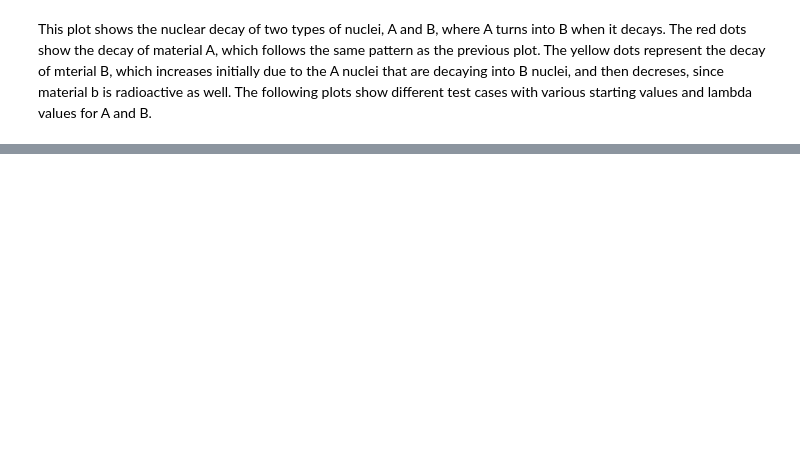
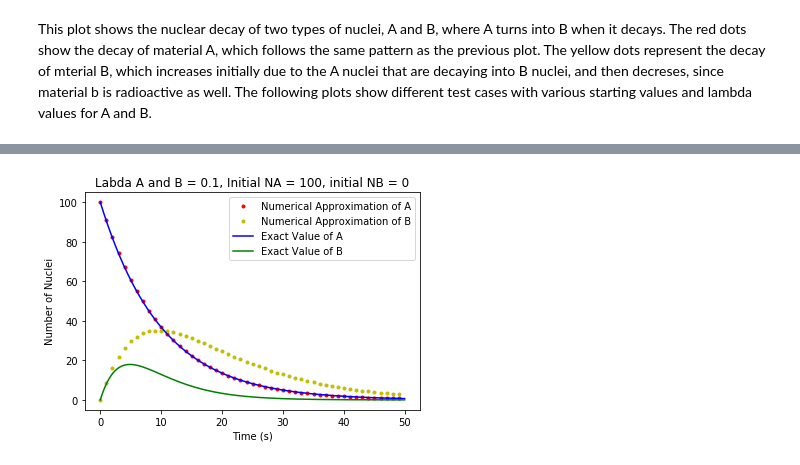
Before and after one commit to aMartin6/Labs, a Jupyter notebook: Lab 3.ipynb, the cells around one changed output, grey strips where cells are left out. Saved outputs shown, nothing was run; the diff lists cells and outputs as text; code cells hidden in the pictures; blank space fills up the shorter version.

```diff
--- a/Lab 3.ipynb
+++ b/Lab 3.ipynb
@@ -107,0 +110,32 @@ def coupledExact(NAi, NBi, rA, rB, time):
+# %%
+# This defines a function of the exact NB values for the decay of population B.
+from numpy import exp
+def coupledExact(NAi, NBi, rA, rB, time):
+    """ Accepts an array of population A at various times, the initial value of the B population,
+    a lambda value for each popualation, and a time array, and returns an array of B population values at each time in the
+    time array.
+    The arguements are the number of A nuclei at the given time, the initial number of B nuclei, the A lambda value,
+    the B lambda value, and the time of decay.
+    The result is the exact final number if B nucei"""
+
+    NB = ((rA*NAi)/(rB-rA))*exp(-rA*time)+(NBi-((rA*NAi)/(rB-rA)))*exp(-rB*time)
+    return NB
+# %%
+# This calucaltes both the approximate and exact number of nuclei for populations A and B
+populationAApprox = populationNumerical(100,0.1,time)
+populationBApprox = coupled(populationAApprox, 0, 0.1, 0.11, time)
+populationAExact = populationExact(100,0.1,time)
+populationBExact = coupledExact(populationAExact, 0, 0.1, 0.11, time)
+
+# This plots all four plots on the same graph
+plot(time,populationAApprox,"r.",markevery = 20, label = "Numerical Approximation of A")
+plot(time,populationBApprox,"y.",markevery = 20, label = "Numerical Approximation of B")
+plot(time,populationAExact,"b", label = "Exact Value of A")
+plot(time,populationBExact,"g", label = "Exact Value of B")
+title("Labda A and B = 0.1, Initial NA = 100, initial NB = 0")
+xlabel("Time (s)")
+ylabel("Number of Nuclei")
+legend(loc = "best")
+show()
+# %% [output]
+[figure, added]
```
Also changed, not shown: parts of 9 cells of this notebook.
